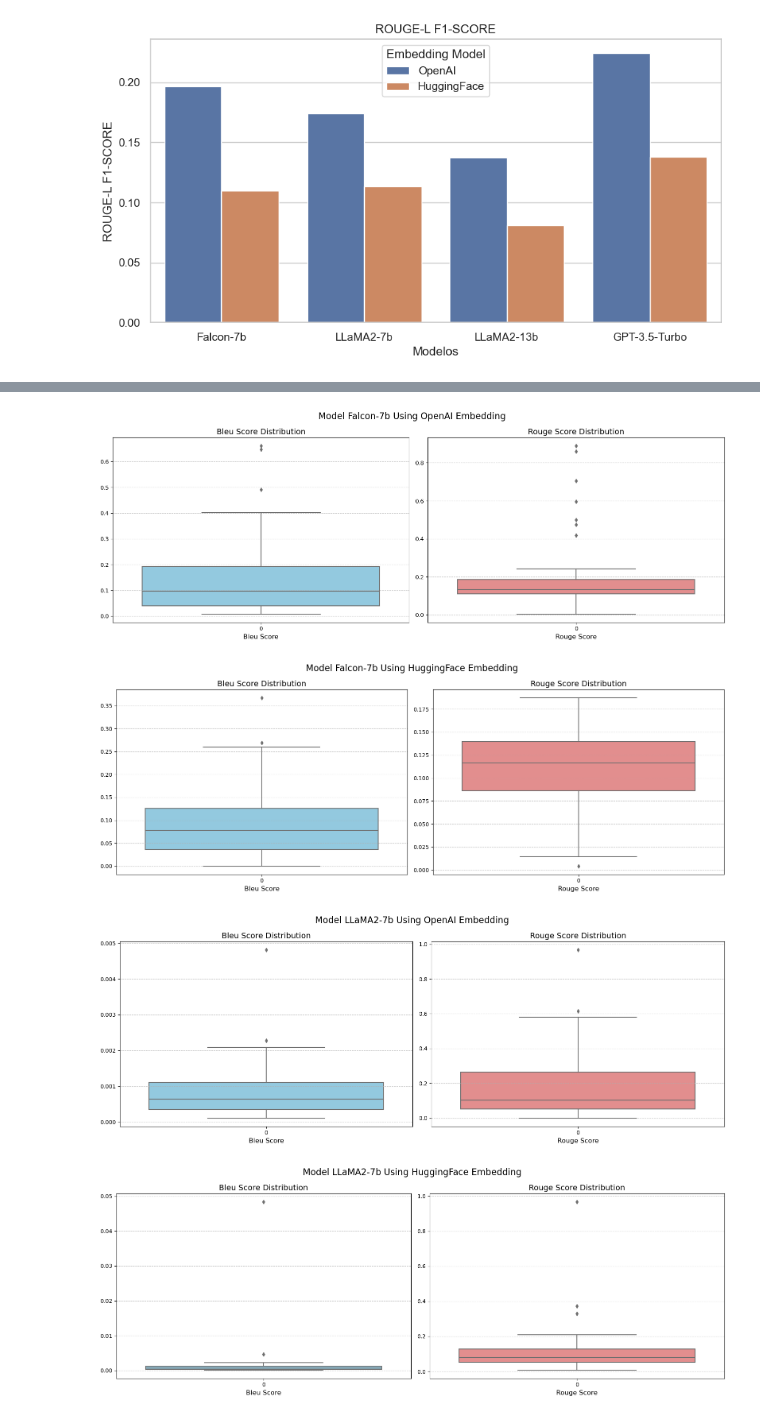
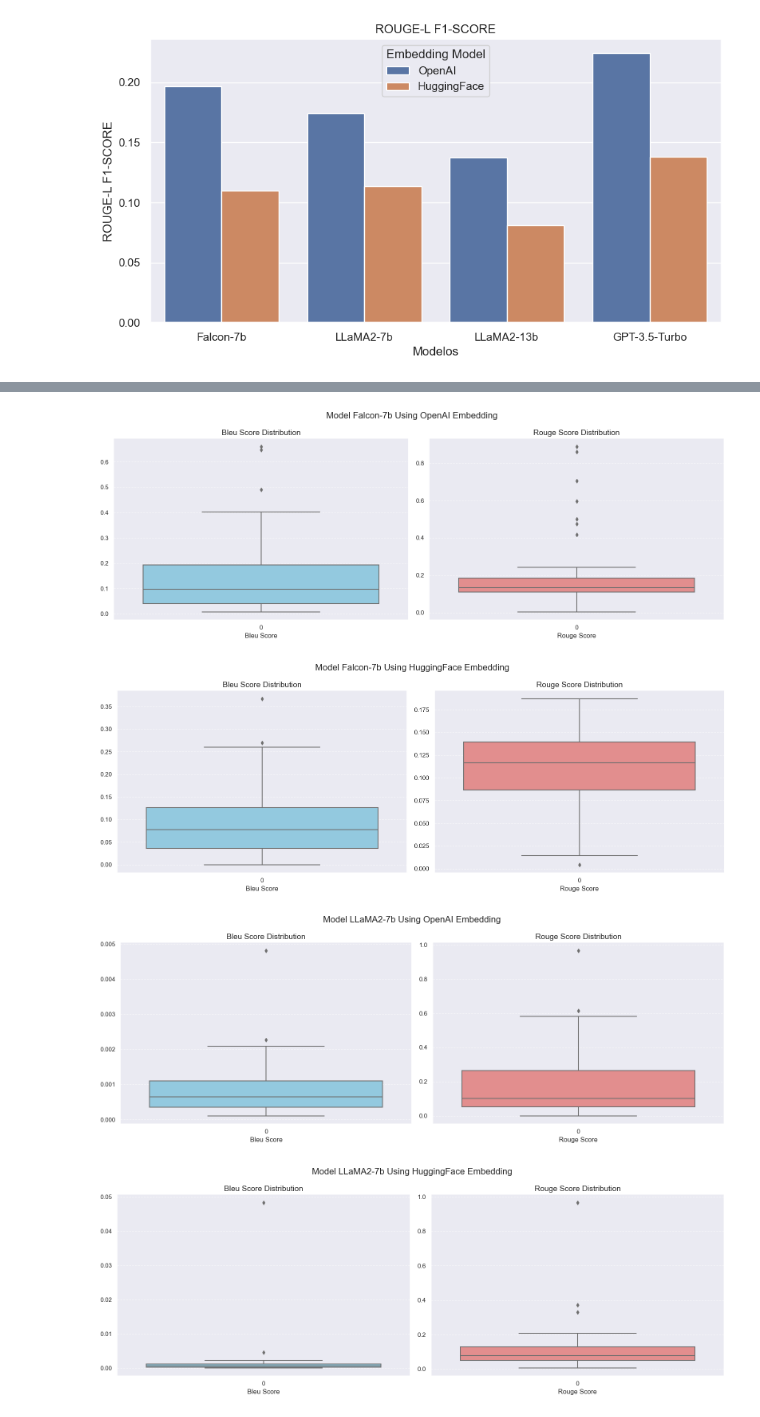
Before and after one commit to LinJTF/MedicinesLLM, a Jupyter notebook: notebook/analysis/data_analysis.ipynb, the cells around one changed output, grey strips where cells are left out. Cells and saved outputs as stored; diff of their text form; code cells hidden in the pictures.

Commit message:
Adding dark theme to graph

```diff
--- a/notebook/analysis/data_analysis.ipynb
+++ b/notebook/analysis/data_analysis.ipynb
@@ -35,12 +35,12 @@ analysis = pd.read_csv("../../data/analysis.csv")
 analysis
 
 plt.figure(figsize=(10, 5))
-sns.set_theme(style="whitegrid")
+sns.set_theme(style="darkgrid")
 sns.barplot(x="Modelos", y="BLEU SCORE", hue="Embedding Model", data=analysis)
 plt.title("BLEU SCORE")
 
 plt.figure(figsize=(10, 5))
-sns.set_theme(style="whitegrid")
+sns.set_theme(style="darkgrid")
 sns.barplot(x="Modelos", y="ROUGE-L F1-SCORE", hue="Embedding Model", data=analysis)
 plt.title("ROUGE-L F1-SCORE")
 # %% [output]
@@ -221,28 +221,30 @@ list_title = ["Model Falcon-7b Using OpenAI Embedding", "Model Falcon-7b Using H
 # %%
 def create_boxplot(list_df, list_title):
     for i in range(len(list_df)):
         fig, ax = plt.subplots(1, 2, figsize=(16, 6))
 
         colors = ["skyblue", "lightcoral"]
 
         sns.boxplot(data=list_df[i]["Bleu Score"], ax=ax[0], color=colors[0])
         ax[0].set_title("Bleu Score Distribution", fontsize=14)
         ax[0].set_xlabel("Bleu Score", fontsize=12)
         ax[0].grid(axis="y", linestyle="--", alpha=0.7)
 
         sns.boxplot(data=list_df[i]["Rouge Score"], ax=ax[1], color=colors[1])
         ax[1].set_title("Rouge Score Distribution", fontsize=14)
         ax[1].set_xlabel("Rouge Score", fontsize=12)
         ax[1].grid(axis="y", linestyle="--", alpha=0.7)
 
         fig.suptitle(list_title[i], fontsize=16)
 
+        sns.set_theme(style="darkgrid")
+
         plt.tight_layout()
         plt.show()
 
 create_boxplot(list_df, list_title)
 # %% [output]
-[figure, old version]
+[figure, new version]
-[figure, old version]
+[figure, new version]
-[figure, old version]
+[figure, new version]
-[figure, old version]
+[figure, new version]
```
Also changed, not shown: parts of 1 cell of this notebook.
